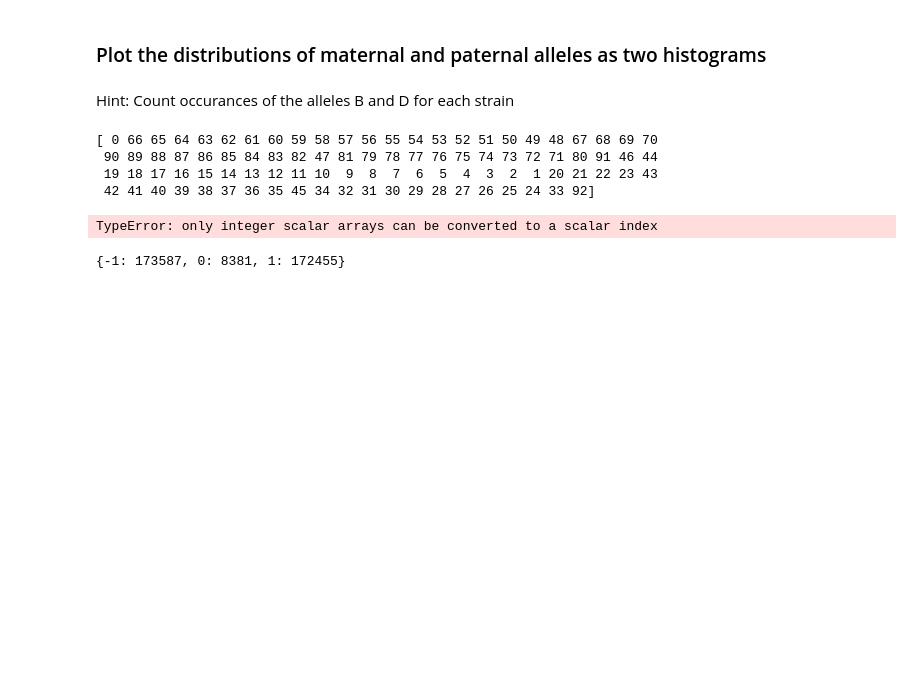
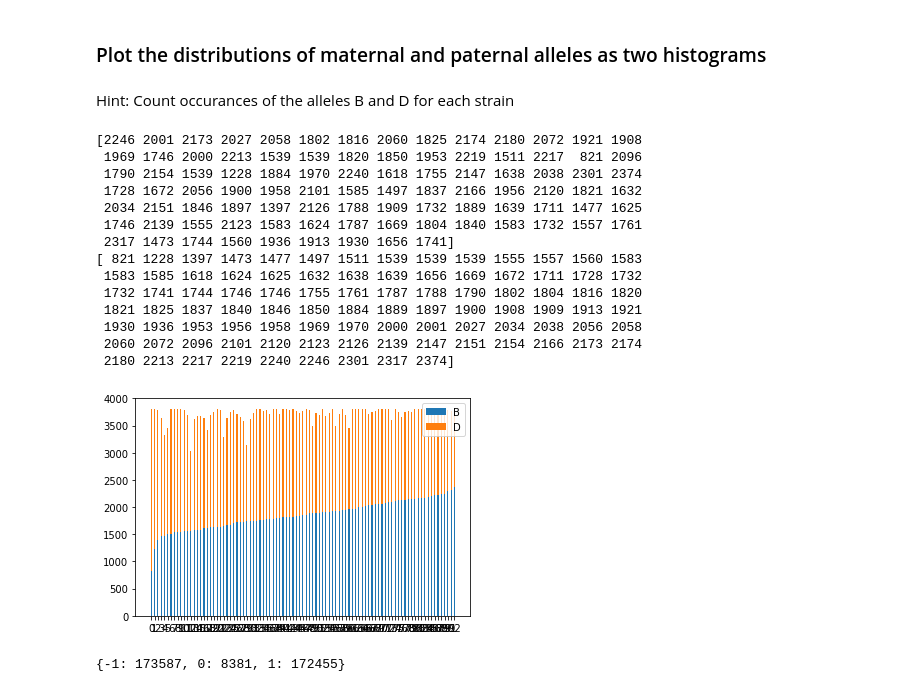
Before and after one commit to Osrip/Integrated_Bioinformatics, a Jupyter notebook: IntegratedBioinformatics/notebooks/Day2_Exploratory_Analysis.ipynb, the cells around one changed output. Cells and saved outputs as stored; diff of their text form; code cells hidden in the pictures; blank space fills up the shorter version.

```diff
--- a/IntegratedBioinformatics/notebooks/Day2_Exploratory_Analysis.ipynb
+++ b/IntegratedBioinformatics/notebooks/Day2_Exploratory_Analysis.ipynb
@@ -158,22 +158,49 @@ Hint: Count occurances of the alleles B and D for each strain
 # %%
 amount_B = []
 amount_D = []
 for ind in range(np.shape(geno_num_part)[1]):
-    geno_num_part.iloc[:,ind]
-    unique, counts = np.unique(geno_num_part, return_counts=True)
+    col = geno_num_part.iloc[:,ind]
+    unique, counts = np.unique(col, return_counts=True)
     cts = dict(zip(unique, counts))
     amount_B.append(cts[1])
     amount_D.append(cts[-1])
 argsort_B = np.argsort(amount_B)
-print(argsort_B)
+
+#Sorting according to amount of B
+amount_B = np.array(amount_B)
+amount_D = np.array(amount_D)
 sorted_B = amount_B[argsort_B]
-sorted_D = amount_D[argsort_D]
+sorted_D = amount_D[argsort_B]
+col_names = geno_num_part.columns.tolist()
+col_names = np.array(col_names)
+sorted_cols = col_names[argsort_B]
+
+width = 0.35
+X = np.arange(len(amount_B))
+#plt.figure(figsize = 20)
+p1 = plt.bar(X, sorted_B, width)
+p2 = plt.bar(X, sorted_D, width,
+             bottom = sorted_B)
+plt.legend((p1[0], p2[0]), ('B', 'D'))
+plt.xticks(X, )
+print(amount_B)
+print(sorted_B)
 # %% [output]
-[ 0 66 65 64 63 62 61 60 59 58 57 56 55 54 53 52 51 50 49 48 67 68 69 70
- 90 89 88 87 86 85 84 83 82 47 81 79 78 77 76 75 74 73 72 71 80 91 46 44
- 19 18 17 16 15 14 13 12 11 10  9  8  7  6  5  4  3  2  1 20 21 22 23 43
- 42 41 40 39 38 37 36 35 45 34 32 31 30 29 28 27 26 25 24 33 92]
+[2246 2001 2173 2027 2058 1802 1816 2060 1825 2174 2180 2072 1921 1908
+ 1969 1746 2000 2213 1539 1539 1820 1850 1953 2219 1511 2217  821 2096
+ 1790 2154 1539 1228 1884 1970 2240 1618 1755 2147 1638 2038 2301 2374
+ 1728 1672 2056 1900 1958 2101 1585 1497 1837 2166 1956 2120 1821 1632
+ 2034 2151 1846 1897 1397 2126 1788 1909 1732 1889 1639 1711 1477 1625
+ 1746 2139 1555 2123 1583 1624 1787 1669 1804 1840 1583 1732 1557 1761
+ 2317 1473 1744 1560 1936 1913 1930 1656 1741]
+[ 821 1228 1397 1473 1477 1497 1511 1539 1539 1539 1555 1557 1560 1583
+ 1583 1585 1618 1624 1625 1632 1638 1639 1656 1669 1672 1711 1728 1732
+ 1732 1741 1744 1746 1746 1755 1761 1787 1788 1790 1802 1804 1816 1820
+ 1821 1825 1837 1840 1846 1850 1884 1889 1897 1900 1908 1909 1913 1921
+ 1930 1936 1953 1956 1958 1969 1970 2000 2001 2027 2034 2038 2056 2058
+ 2060 2072 2096 2101 2120 2123 2126 2139 2147 2151 2154 2166 2173 2174
+ 2180 2213 2217 2219 2240 2246 2301 2317 2374]
-TypeError: only integer scalar arrays can be converted to a scalar index
+[figure, added]
 # %%
 unique, counts = np.unique(geno_num_part, return_counts=True)
 
```
